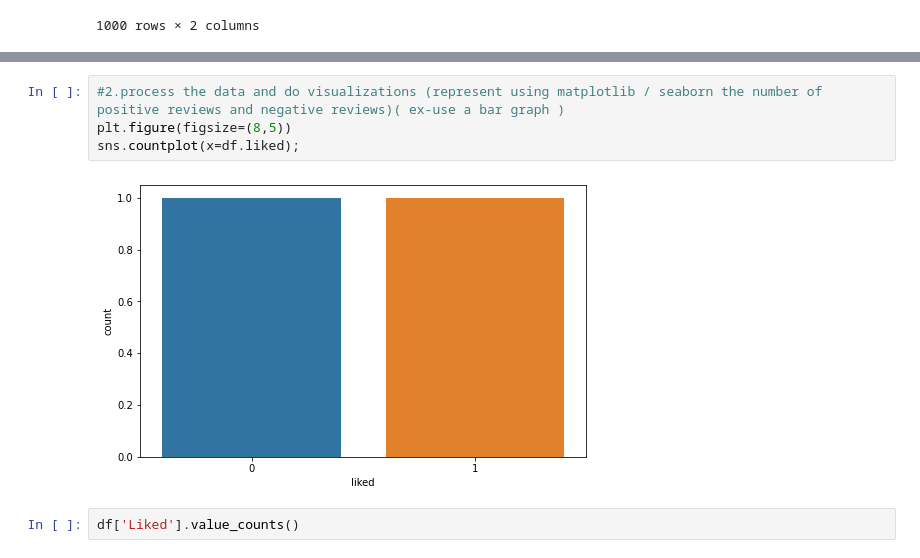
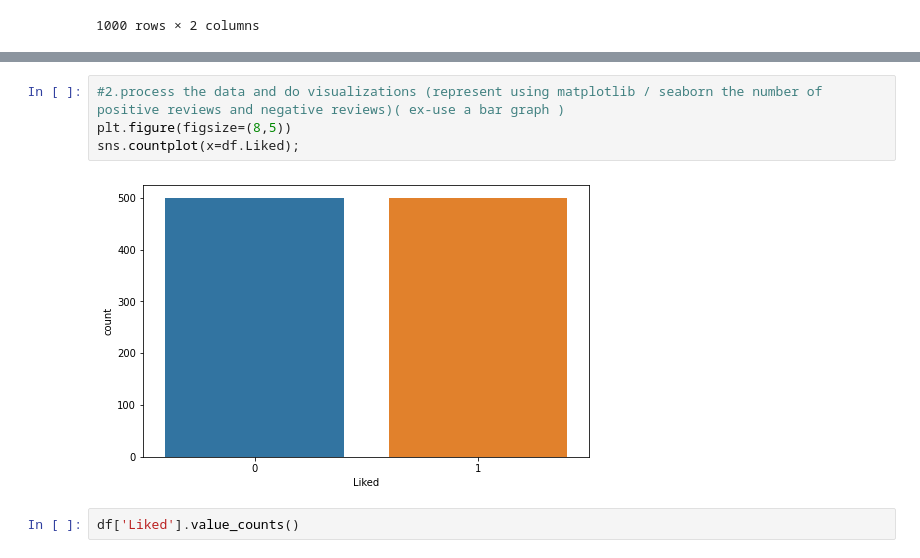
Before and after one commit to Pratiksha5050/Sentiment_Analysis, a Jupyter notebook: Sentiment_Analysis.ipynb, the cells around one changed output, grey strips where cells are left out. Saved outputs shown, nothing was run; the diff lists cells and outputs as text.

```diff
--- a/Sentiment_Analysis.ipynb
+++ b/Sentiment_Analysis.ipynb
@@ -56,9 +56,9 @@ df.describe()
 # %%
 #2.process the data and do visualizations (represent using matplotlib / seaborn the number of positive reviews and negative reviews)( ex-use a bar graph )
 plt.figure(figsize=(8,5))
-sns.countplot(x=df.liked);
+sns.countplot(x=df.Liked);
 # %% [output]
-[figure, old version]
+[figure, new version]
 # %%
 df['Liked'].value_counts()
 # %% [output]
```
Also changed, not shown: parts of 3 cells of this notebook.
